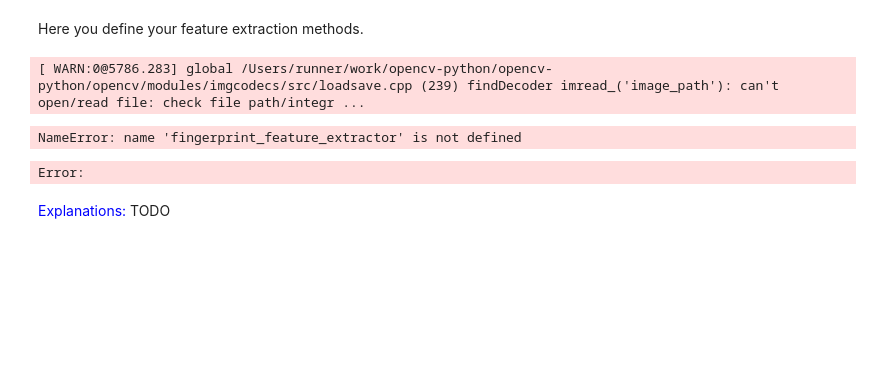
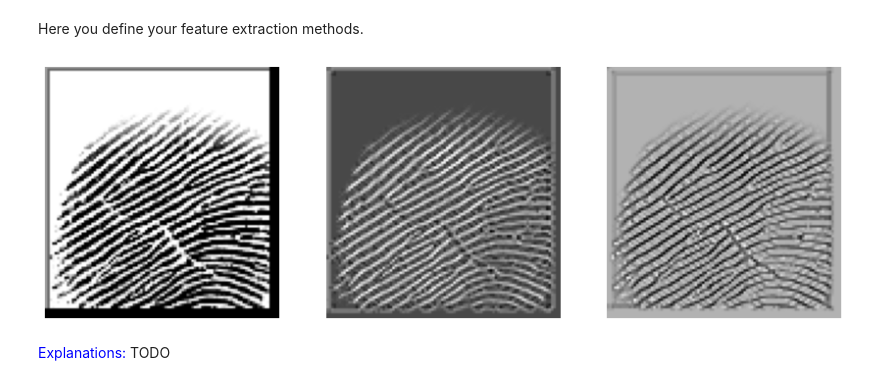
Before and after one commit to CreaTorAlexander/Project-Multimedia-Retrieval, a Jupyter notebook: fingerprint_project.ipynb, the cells around one changed output. Drawn from its saved outputs; the diff is of its cells as text; code cells hidden in the pictures; blank space fills up the shorter version.

```diff
--- a/fingerprint_project.ipynb
+++ b/fingerprint_project.ipynb
@@ -402,11 +403,33 @@ Here you setup your multimedia database
 Here you define your feature extraction methods.
 # %%
 # first work on the ridge detection
-path = img_name
+path = str(img_name)
+
+def detect_ridges(gray, sigma= 0.1):
+    H_elems = hessian_matrix(gray, sigma=sigma, order='rc')
+    maxima_ridges, minima_ridges = hessian_matrix_eigvals(H_elems)
+    return maxima_ridges, minima_ridges
+
+def plot_images(*images):
+    images = list(images)
+    n = len(images)
+    fig, ax = plt.subplots(ncols=n, sharey=True, figsize = (12,12))
+    for i, img in enumerate(images):
+        ax[i].imshow(img, cmap='gray')
+        ax[i].axis('off')
+    plt.subplots_adjust(left=0.03, bottom=0.03, right=0.97, top=0.97)
+    plt.show()
+
+
+img = cv2.imread(path, 0) # 0 imports a grayscale
+if img is None:
+    raise(ValueError(f"Image didn\'t load. Check that '{path}' exists."))
+
+a, b = detect_ridges(img, sigma=0.15)
+print("MAXIMA, MINIMA", a, b)
+plot_images(img, a, b)
 # %% [output]
-[ WARN:0@5786.283] global /Users/runner/work/opencv-python/opencv-python/opencv/modules/imgcodecs/src/loadsave.cpp (239) findDecoder imread_('image_path'): can't open/read file: check file path/integr ...
-NameError: name 'fingerprint_feature_extractor' is not defined
-Error:
+[figure, added]
 # %% [markdown]
 <font color='blue'>Explanations:</font> TODO
 # %% [markdown]
```
Also changed, not shown: parts of 1 cell of this notebook.
